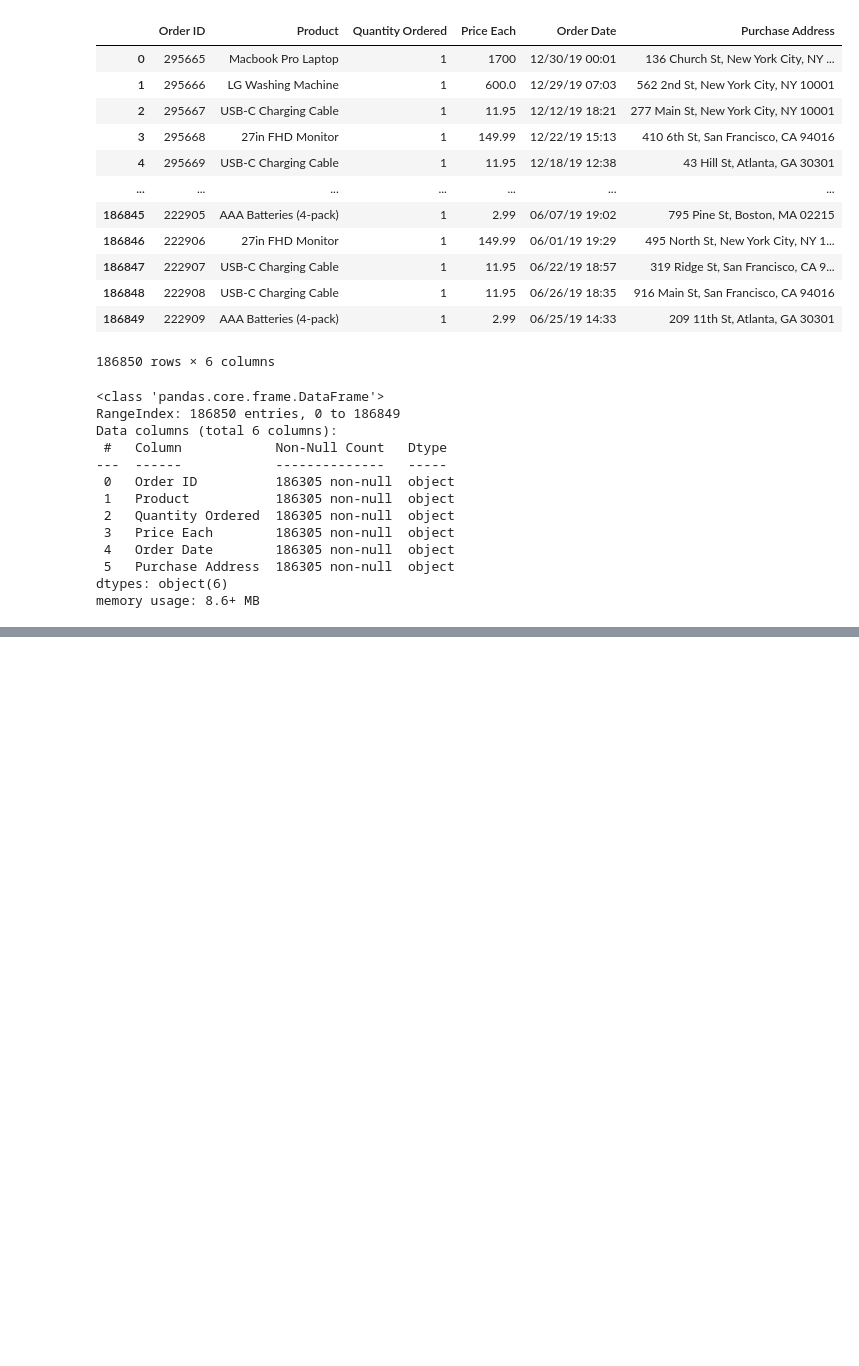
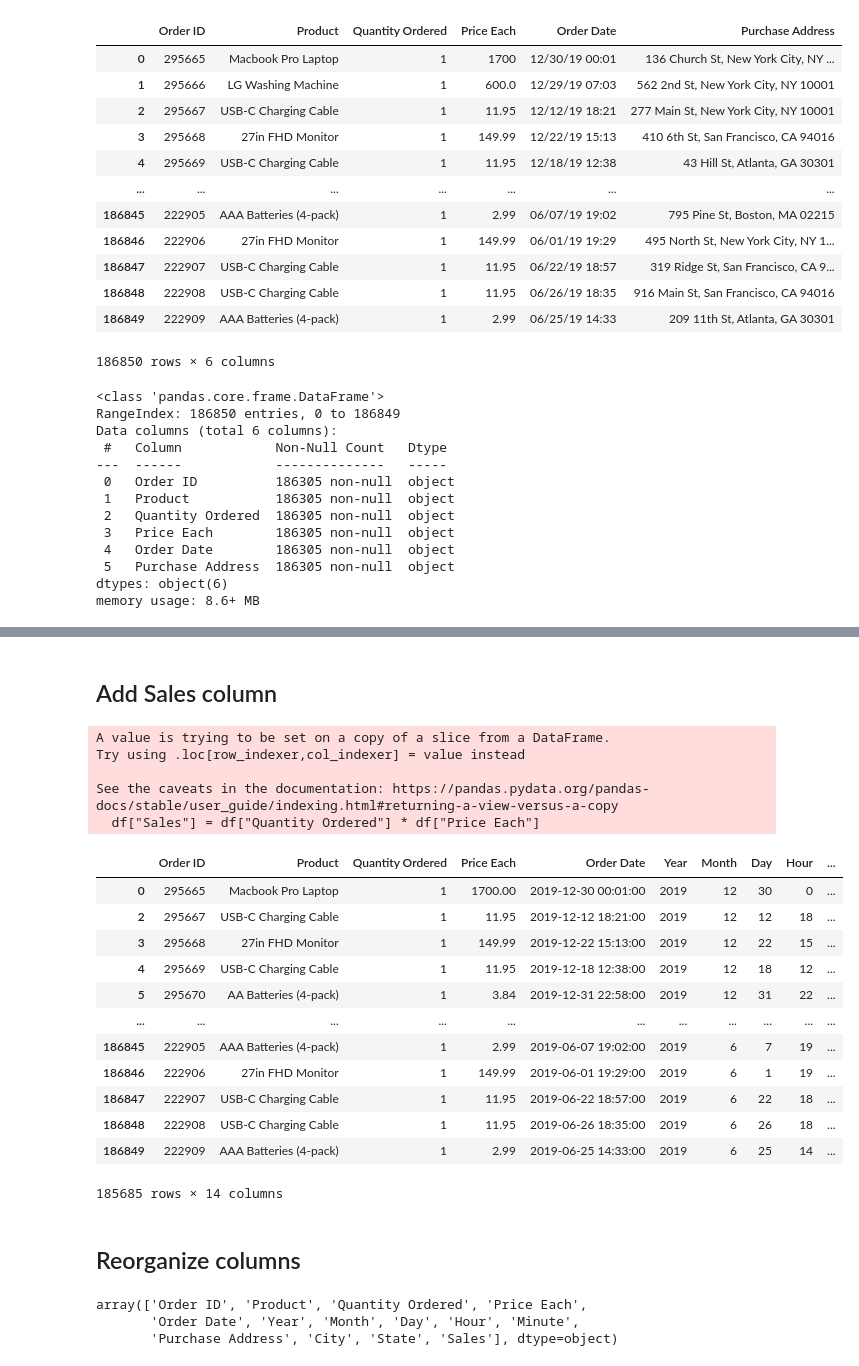
Before and after one commit to delidji88/Data-Analyst-Project, a Jupyter notebook: 2. Sales/sales.ipynb, the cells around one changed output, grey strips where cells are left out. Drawn from its saved outputs; the diff is of its cells as text; code cells hidden in the pictures; blank space fills up the shorter version.

```diff
--- a/2. Sales/sales.ipynb
+++ b/2. Sales/sales.ipynb
@@ -74,0 +180,5 @@ memory usage: 8.6+ MB
+# %%
+df["Quantity Ordered"] = pd.to_numeric(df["Quantity Ordered"])
+df["Price Each"] = pd.to_numeric(df["Price Each"])
+df["Order Date"] = pd.to_datetime(df["Order Date"])
+df
@@ -74,0 +201,8 @@ memory usage: 8.6+ MB
+# %%
+# Recup Year, Month and Day
+df["Year"] = df["Order Date"].dt.year
+df["Month"] = df["Order Date"].dt.month
+df["Day"] = df["Order Date"].dt.day
+df["Hour"] = df["Order Date"].dt.hour
+df["Minute"] = df["Order Date"].dt.minute
+df
@@ -74,0 +225,4 @@ memory usage: 8.6+ MB
+# %%
+# Recup City
+df["City"] = df["Purchase Address"].apply(lambda x: x.split(",")[1])
+df
@@ -74,0 +243,4 @@ memory usage: 8.6+ MB
+# %%
+# Recup State
+df["State"] = df["Purchase Address"].apply(lambda x: x.split(",")[2].split(" ")[1])
+df
@@ -74,0 +261,34 @@ memory usage: 8.6+ MB
+# %% [markdown]
+## Add Sales column
+# %%
+# Create Sales column
+df["Sales"] = df["Quantity Ordered"] * df["Price Each"]
+df
+# %% [output]
+A value is trying to be set on a copy of a slice from a DataFrame.
+Try using .loc[row_indexer,col_indexer] = value instead
+
+See the caveats in the documentation: https://pandas.pydata.org/pandas-docs/stable/user_guide/indexing.html#returning-a-view-versus-a-copy
+  df["Sales"] = df["Quantity Ordered"] * df["Price Each"]
+|  | Order ID | Product | Quantity Ordered | Price Each | Order Date | Year | Month | Day | Hour | ... |
+| 0 | 295665 | Macbook Pro Laptop | 1 | 1700.00 | 2019-12-30 00:01:00 | 2019 | 12 | 30 | 0 | ... |
+| 2 | 295667 | USB-C Charging Cable | 1 | 11.95 | 2019-12-12 18:21:00 | 2019 | 12 | 12 | 18 | ... |
+| 3 | 295668 | 27in FHD Monitor | 1 | 149.99 | 2019-12-22 15:13:00 | 2019 | 12 | 22 | 15 | ... |
+| 4 | 295669 | USB-C Charging Cable | 1 | 11.95 | 2019-12-18 12:38:00 | 2019 | 12 | 18 | 12 | ... |
+| 5 | 295670 | AA Batteries (4-pack) | 1 | 3.84 | 2019-12-31 22:58:00 | 2019 | 12 | 31 | 22 | ... |
+| ... | ... | ... | ... | ... | ... | ... | ... | ... | ... | ... |
+| 186845 | 222905 | AAA Batteries (4-pack) | 1 | 2.99 | 2019-06-07 19:02:00 | 2019 | 6 | 7 | 19 | ... |
+| 186846 | 222906 | 27in FHD Monitor | 1 | 149.99 | 2019-06-01 19:29:00 | 2019 | 6 | 1 | 19 | ... |
+| 186847 | 222907 | USB-C Charging Cable | 1 | 11.95 | 2019-06-22 18:57:00 | 2019 | 6 | 22 | 18 | ... |
+| 186848 | 222908 | USB-C Charging Cable | 1 | 11.95 | 2019-06-26 18:35:00 | 2019 | 6 | 26 | 18 | ... |
+| 186849 | 222909 | AAA Batteries (4-pack) | 1 | 2.99 | 2019-06-25 14:33:00 | 2019 | 6 | 25 | 14 | ... |
+185685 rows × 14 columns
+# %% [markdown]
+## Reorganize columns
+# %%
+# name of columns
+df.columns.values
+# %% [output]
+array(['Order ID', 'Product', 'Quantity Ordered', 'Price Each',
+       'Order Date', 'Year', 'Month', 'Day', 'Hour', 'Minute',
+       'Purchase Address', 'City', 'State', 'Sales'], dtype=object)
```
Also changed, not shown: parts of 24 cells of this notebook, 4 other files.
